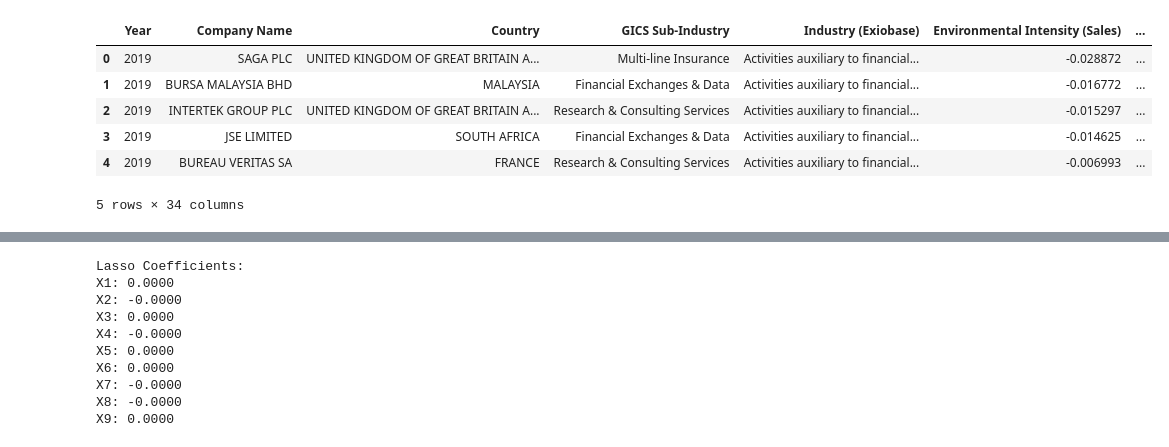
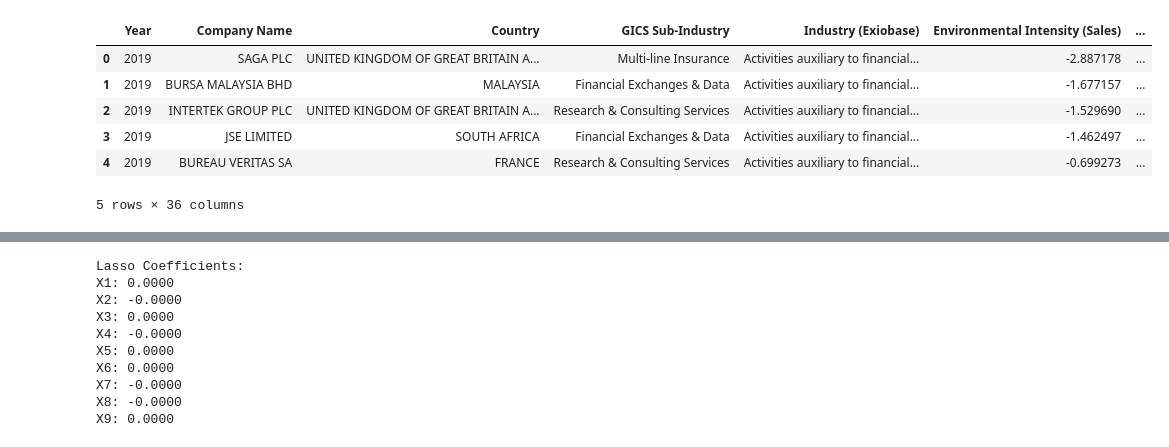
Before and after one commit to yummypugs/SPM-Project-Harvard, a Jupyter notebook: Models/SDG_UN_lasso.ipynb, the cells around one changed output, grey strips where cells are left out. Cells and saved outputs as stored; diff of their text form; code cells hidden in the pictures.

```diff
--- a/Models/SDG_UN_lasso.ipynb
+++ b/Models/SDG_UN_lasso.ipynb
@@ -17,12 +17,16 @@ from sklearn.linear_model import Lasso
 # %%
 #df = pd.read_excel("IWA.xlsx", sheet_name='Final Raw Sample(3%)')
 df = pd.read_excel("IWA.xlsx", sheet_name='Final Raw Sample(0%)')
+df["Revenue"] = df["Total Environmental Cost"]/df["Environmental Intensity (Sales)"]
+df["Operating Income"] = df["Total Environmental Cost"]/df["Environmental Intensity (Op Inc)"]
+df["Environmental Intensity (Op Inc)"] = df["Environmental Intensity (Op Inc)"]*100
+df["Environmental Intensity (Sales)"] = df["Environmental Intensity (Sales)"]*100
 df.head()
 # %% [output]
 |  | Year | Company Name | Country | GICS Sub-Industry | Industry (Exiobase) | Environmental Intensity (Sales) | ... |
-| 0 | 2019 | SAGA PLC | UNITED KINGDOM OF GREAT BRITAIN A... | Multi-line Insurance | Activities auxiliary to financial... | -0.028872 | ... |
-| 1 | 2019 | BURSA MALAYSIA BHD | MALAYSIA | Financial Exchanges & Data | Activities auxiliary to financial... | -0.016772 | ... |
-| 2 | 2019 | INTERTEK GROUP PLC | UNITED KINGDOM OF GREAT BRITAIN A... | Research & Consulting Services | Activities auxiliary to financial... | -0.015297 | ... |
-| 3 | 2019 | JSE LIMITED | SOUTH AFRICA | Financial Exchanges & Data | Activities auxiliary to financial... | -0.014625 | ... |
-| 4 | 2019 | BUREAU VERITAS SA | FRANCE | Research & Consulting Services | Activities auxiliary to financial... | -0.006993 | ... |
+| 0 | 2019 | SAGA PLC | UNITED KINGDOM OF GREAT BRITAIN A... | Multi-line Insurance | Activities auxiliary to financial... | -2.887178 | ... |
+| 1 | 2019 | BURSA MALAYSIA BHD | MALAYSIA | Financial Exchanges & Data | Activities auxiliary to financial... | -1.677157 | ... |
+| 2 | 2019 | INTERTEK GROUP PLC | UNITED KINGDOM OF GREAT BRITAIN A... | Research & Consulting Services | Activities auxiliary to financial... | -1.529690 | ... |
+| 3 | 2019 | JSE LIMITED | SOUTH AFRICA | Financial Exchanges & Data | Activities auxiliary to financial... | -1.462497 | ... |
+| 4 | 2019 | BUREAU VERITAS SA | FRANCE | Research & Consulting Services | Activities auxiliary to financial... | -0.699273 | ... |
-5 rows × 34 columns
+5 rows × 36 columns
```
Also changed, not shown: parts of 13 cells of this notebook.
